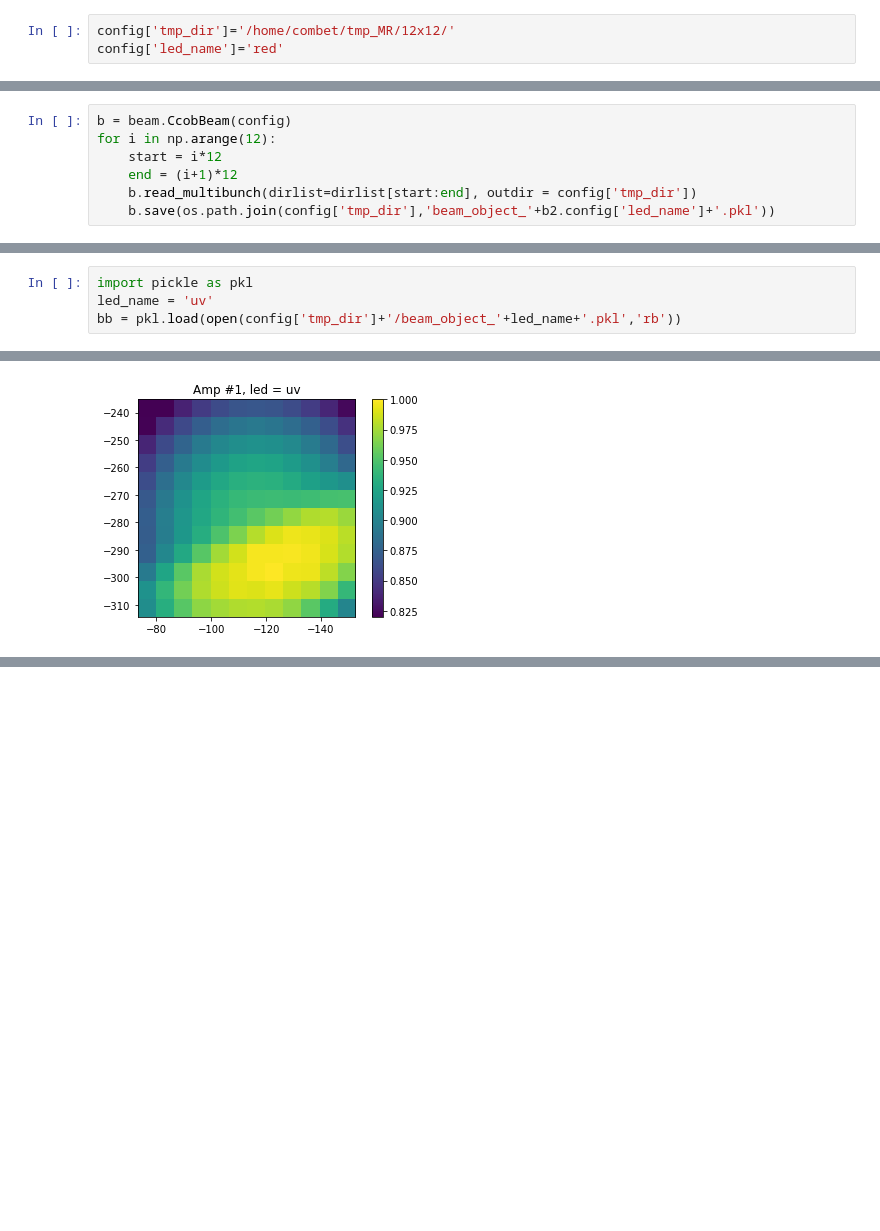
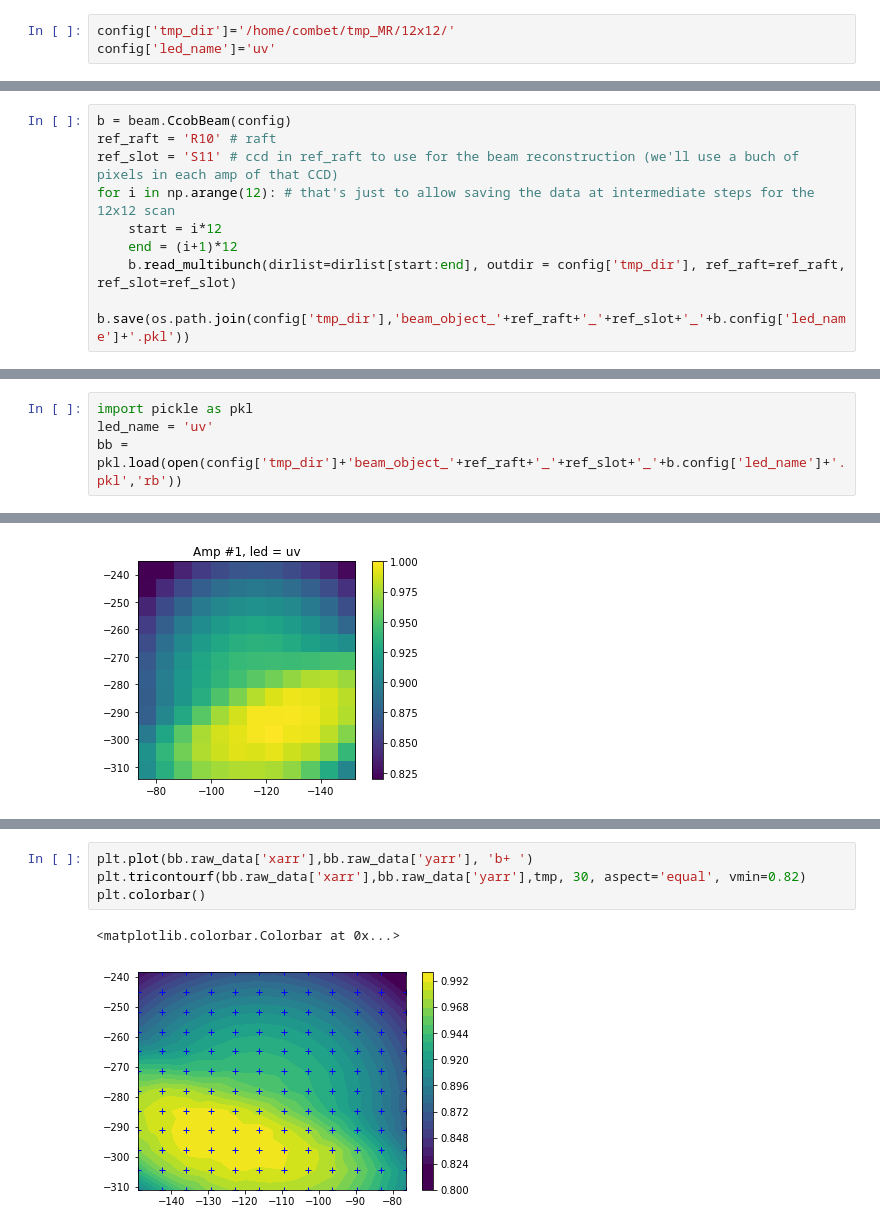
Before and after one commit to lsst-camera-dh/ccob-wb, a Jupyter notebook: notebooks/make_raw_beam.ipynb, the cells around one changed output, grey strips where cells are left out. Saved outputs shown, nothing was run; the diff lists cells and outputs as text; blank space fills up the shorter version.

Commit message:
Tmp fix in notebook for scan over R22

```diff
--- a/notebooks/make_raw_beam.ipynb
+++ b/notebooks/make_raw_beam.ipynb
@@ -17,4 +19,4 @@ import ccob_beam as beam
 # %%
 config['tmp_dir']='/home/combet/tmp_MR/12x12/'
-config['led_name']='red'
+config['led_name']='uv'
 # %%
@@ -33,8 +35,10 @@ config['tmp_dir']
 # %%
 b = beam.CcobBeam(config)
-for i in np.arange(12):
+ref_raft = 'R10' # raft
+ref_slot = 'S11' # ccd in ref_raft to use for the beam reconstruction (we'll use a buch of pixels in each amp of that CCD)
+for i in np.arange(12): # that's just to allow saving the data at intermediate steps for the 12x12 scan
     start = i*12
     end = (i+1)*12
-    b.read_multibunch(dirlist=dirlist[start:end], outdir = config['tmp_dir'])
-    b.save(os.path.join(config['tmp_dir'],'beam_object_'+b2.config['led_name']+'.pkl'))
+    b.read_multibunch(dirlist=dirlist[start:end], outdir = config['tmp_dir'], ref_raft=ref_raft, ref_slot=ref_slot)
+    b.save(os.path.join(config['tmp_dir'],'beam_object_'+ref_raft+'_'+ref_slot+'_'+b.config['led_name']+'.pkl'))
 # %% [output]
@@ -60,7 +64,7 @@ for i in np.arange(12):
 # %%
 import pickle as pkl
 led_name = 'uv'
-bb = pkl.load(open(config['tmp_dir']+'/beam_object_'+led_name+'.pkl','rb'))
+bb = pkl.load(open(config['tmp_dir']+'beam_object_'+ref_raft+'_'+ref_slot+'_'+b.config['led_name']+'.pkl','rb'))
 # %% [markdown]
 ### ... and plot the raw beam reconstruction
 # %%
@@ -83,0 +94,7 @@ plt.savefig(config['tmp_dir']+'/beam_'+led_name+'_'+str(amp)+'.png')
+# %%
+plt.plot(bb.raw_data['xarr'],bb.raw_data['yarr'], 'b+ ')
+plt.tricontourf(bb.raw_data['xarr'],bb.raw_data['yarr'],tmp, 30, aspect='equal', vmin=0.82)
+plt.colorbar()
+# %% [output]
+<matplotlib.colorbar.Colorbar at 0x...>
+[figure, added]
```
Also changed, not shown: parts of 6 cells of this notebook.
